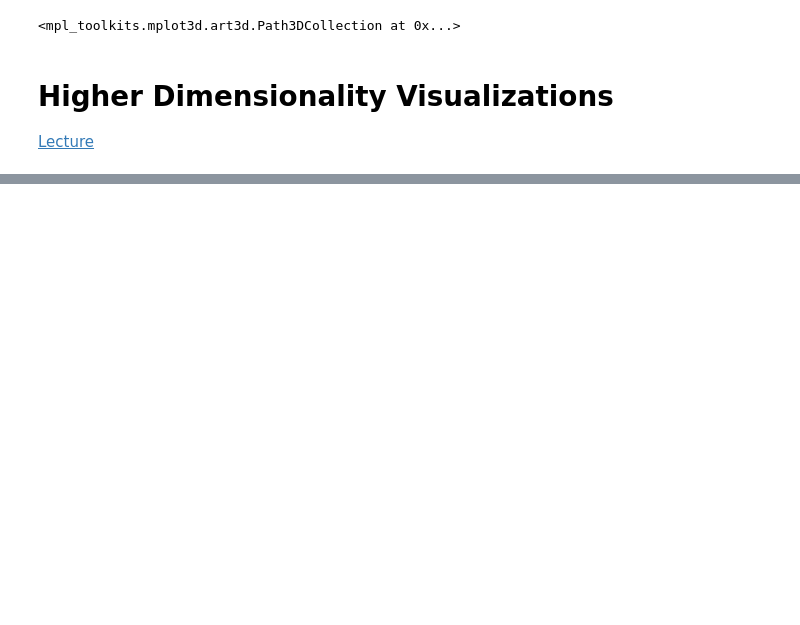
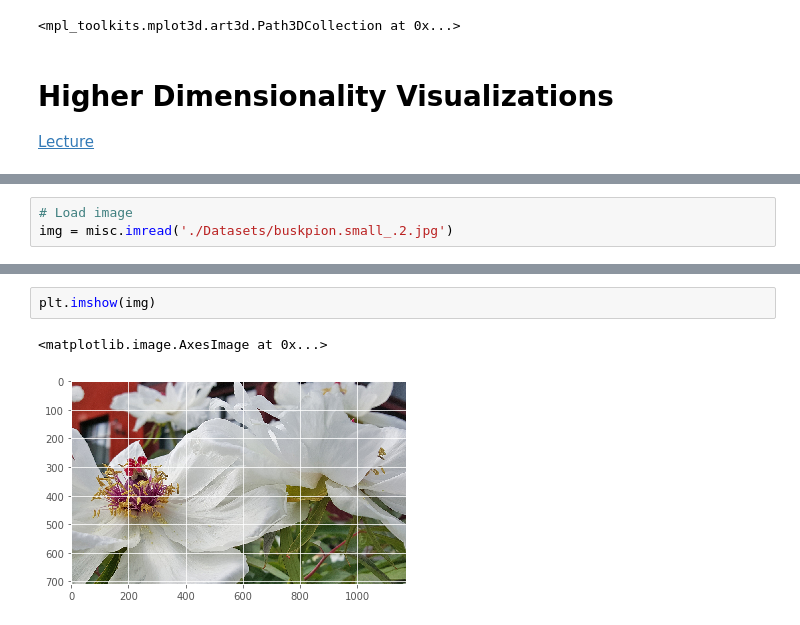
Before and after one commit to tsaomao/edX--MSDS-Curriculum--DAT210x, a Jupyter notebook: Module3/Module3 - Lectures.ipynb, the cells around one changed output, grey strips where cells are left out. Saved outputs shown, nothing was run; the diff lists cells and outputs as text; blank space fills up the shorter version.

```diff
--- a/Module3/Module3 - Lectures.ipynb
+++ b/Module3/Module3 - Lectures.ipynb
@@ -283,0 +358,3 @@ ax.scatter(student_dataset.G1, student_dataset.G3, student_dataset['Dalc'], c='r
+# %%
+# Load image
+img = misc.imread('./Datasets/buskpion.small_.2.jpg')
@@ -283,0 +385,5 @@ ax.scatter(student_dataset.G1, student_dataset.G3, student_dataset['Dalc'], c='r
+# %%
+plt.imshow(img)
+# %% [output]
+<matplotlib.image.AxesImage at 0x...>
+[figure, added]
```
Also changed, not shown: parts of 19 cells of this notebook, 1 other file.
